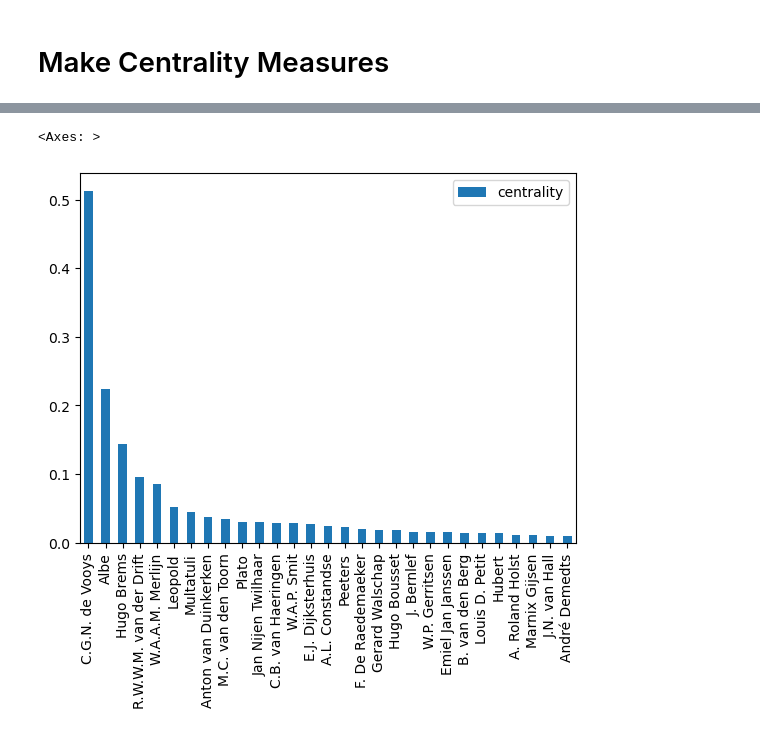
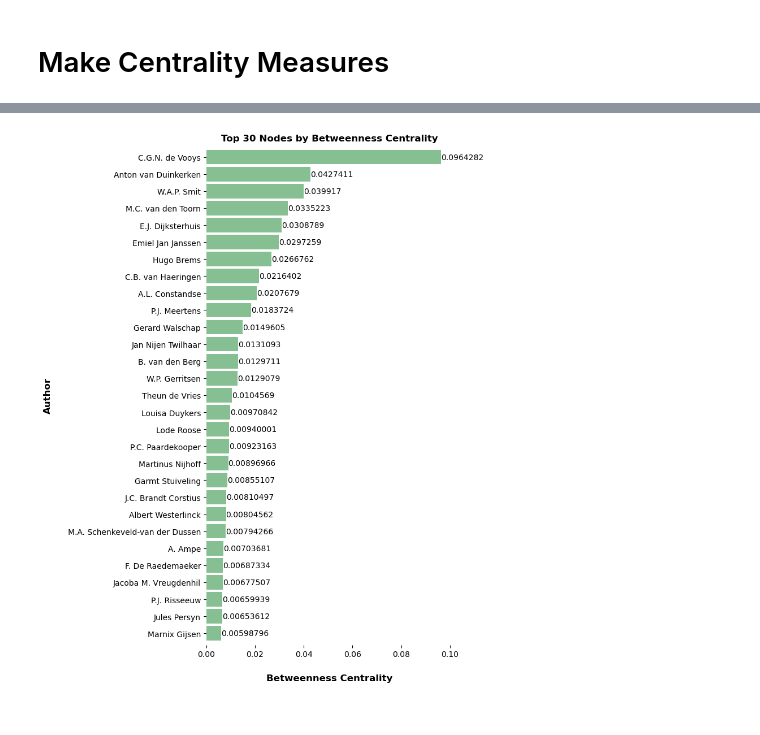
Before and after one commit to julienijs/Network_CCLAMP, a Jupyter notebook: CCLAMP_Network_Centrality_Measures.ipynb, the cells around one changed output, grey strips where cells are left out. Saved outputs shown, nothing was run; the diff lists cells and outputs as text; code cells hidden in the pictures.

```diff
--- a/CCLAMP_Network_Centrality_Measures.ipynb
+++ b/CCLAMP_Network_Centrality_Measures.ipynb
@@ -8,6 +8,6 @@ from pyvis.network import Network
 import community.community_louvain as community_louvain
 # %%
 # Read the network
-network = pd.read_csv("CCLAMP_Network.txt", sep="\t", encoding='utf-8')
+network = pd.read_csv("CCLAMP_Directed_Network.txt", sep="\t", encoding='utf-8')
 network.head(10)
 # %% [output]
@@ -28,6 +28,6 @@ G = nx.from_pandas_edgelist(network,
                             source = 'Source',
                             target = 'Target',
                             edge_attr = 'Weight',
-                            create_using = nx.Graph())
+                            create_using = nx.DiGraph())
 print(G)
 # %% [output]
@@ -62,12 +141,31 @@ degree_df.sort_values('centrality', ascending=False)[0:29].plot(kind="bar")
 # %%
 # Betweenness centrality
 betweenness_dict = nx.betweenness_centrality(G)
 betweenness_df = pd.DataFrame.from_dict(betweenness_dict, orient='index', columns=['centrality'])
 # Plot top 30 nodes
-betweenness_df.sort_values('centrality', ascending=False)[0:29].plot(kind="bar")
+x = betweenness_df.sort_values('centrality', ascending=False)[0:29]
+
+ax = x.plot(kind="barh", figsize=(8, 10), color='#86bf91', zorder=2, width=0.85)
+
+# Despine
+ax.spines['right'].set_visible(False)
+ax.spines['top'].set_visible(False)
+ax.spines['left'].set_visible(False)
+ax.spines['bottom'].set_visible(False)
+
+# Labels and title
+ax.set_xlabel("Betweenness Centrality", labelpad=20, weight='bold', size=12)
+ax.set_ylabel("Author", labelpad=20, weight='bold', size=12)
+ax.set_title("Top 30 Nodes by Betweenness Centrality", size=12, weight='bold')
+
+ax.invert_yaxis()  # Reverse the y-axis
+ax.bar_label(ax.containers[0])  # Add labels to the bars
+plt.tight_layout()  # Adjust layout
+ax.legend().set_visible(False)
+
+plt.show()
 # %% [output]
-<Axes: >
-[figure, old version]
+[figure, new version]
 # %%
 # Closeness centrality
 closeness_dict = nx.closeness_centrality(G)
```
Also changed, not shown: parts of 9 cells of this notebook.
